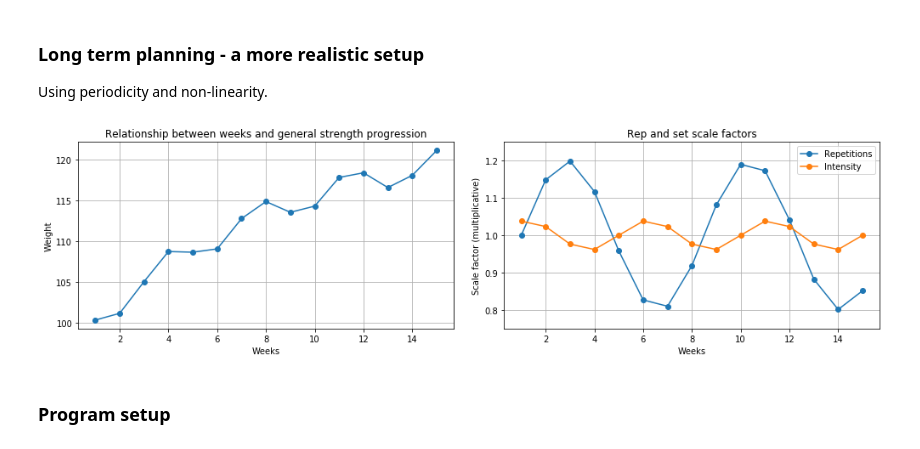
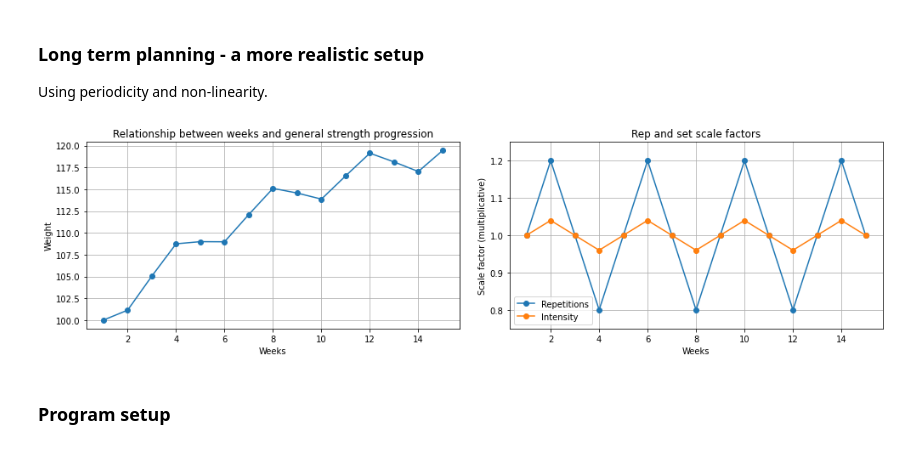
Before and after one commit to tommyod/streprogen, a Jupyter notebook: docs/examples/Streprogen - Advanced features.ipynb, the cells around one changed output. Drawn from its saved outputs; the diff is of its cells as text; code cells hidden in the pictures.

```diff
--- a/docs/examples/Streprogen - Advanced features.ipynb
+++ b/docs/examples/Streprogen - Advanced features.ipynb
@@ -79,52 +103,78 @@ duration = 16
 weeks = list(range(1, duration))
 
 from streprogen import progression_sinusoidal
 import functools
 
 plt.figure(figsize=(14, 4))
 
 # ------------------------------------------------------
 
-periods = 4 # The number of cycles (sine waves) in the 16 weeks
-scale = 0.015 # The amplitude of each cycle (i.e. height)
-offset = 2 # The offset of the cycles
-k = 2 # The non-linearity. k=0 is linear, as k gets higher progression becomes more non-linear
-progression = functools.partial(progression_sinusoidal, periods=periods, scale=scale, offset=offset, k=k)
+period = 4  # The period of a cycle (sine wave), measured in weeks
+scale = 0.015  # The amplitude of each cycle (i.e. height)
+offset = 2  # The offset of the cycles
+k = 2  # The non-linearity. k=0 is linear, as k gets higher progression becomes more non-linear
+progression = functools.partial(
+    progression_sinusoidal, period=period, scale=scale, offset=offset, k=k
+)
 
 plt.subplot(1, 2, 1)
 plt.title("Relationship between weeks and general strength progression")
-plt.plot(weeks, progression(weeks, start_weight=100, final_weight=120, start_week=1, final_week=duration), '-o')
+plt.plot(
+    weeks,
+    progression(
+        weeks, start_weight=100, final_weight=120, start_week=1, final_week=duration
+    ),
+    "-o",
+)
 plt.xlabel("Weeks")
 plt.ylabel("Weight")
 plt.grid()
 
 # ------------------------------------------------------
 
-periods = 2 # The number of cycles (sine waves) in the 16 weeks
-scale = 0.2 # If the baseline is 25 reps/exercise, scale of 0.2 means we can go between 20 and 30
-offset = 0 # The offset of the cycles
-scale_repetitions = functools.partial(progression_sinusoidal, start_weight=1, final_weight=1, start_week=1,
-                                    final_week=duration, periods=periods, scale=scale, offset=offset, k=0)
+periods = 2  # The number of cycles (sine waves) in the 16 weeks
+scale = 0.2  # If the baseline is 25 reps/exercise, scale of 0.2 means we can go between 20 and 30
+offset = 0  # The offset of the cycles
+scale_repetitions = functools.partial(
+    progression_sinusoidal,
+    start_weight=1,
+    final_weight=1,
+    start_week=1,
+    final_week=duration,
+    period=period,
+    scale=scale,
+    offset=offset,
+    k=0,
+)
 
-periods = 3 # The number of cycles (sine waves) in the 16 weeks
-offset = 4 # The offset of the cycles
-scale = 0.04 # If the baseline is an intensity of 80%, scale of 0.04 means approx between 76 and 84
-scale_intensity = functools.partial(progression_sinusoidal, start_weight=1, final_weight=1, start_week=1,
-                                    final_week=duration, periods=periods, scale=scale, offset=offset, k=0)
+periods = 3  # The number of cycles (sine waves) in the 16 weeks
+offset = 4  # The offset of the cycles
+scale = 0.04  # If the baseline is an intensity of 80%, scale of 0.04 means approx between 76 and 84
+scale_intensity = functools.partial(
+    progression_sinusoidal,
+    start_weight=1,
+    final_weight=1,
+    start_week=1,
+    final_week=duration,
+    period=period,
+    scale=scale,
+    offset=offset,
+    k=0,
+)
 
 plt.subplot(1, 2, 2)
 plt.title("Rep and set scale factors")
-plt.plot(weeks, scale_repetitions(weeks), '-o', label="Repetitions")
-plt.plot(weeks, scale_intensity(weeks), '-o', label="Intensity")
+plt.plot(weeks, scale_repetitions(weeks), "-o", label="Repetitions")
+plt.plot(weeks, scale_intensity(weeks), "-o", label="Intensity")
 plt.legend()
 plt.xlabel("Weeks")
 plt.ylabel("Scale factor (multiplicative)")
 plt.ylim([0.75, 1.25])
 plt.grid()
 
 plt.tight_layout()
 # %% [output]
-[figure, old version]
+[figure, new version]
 # %% [markdown]
 ### Program setup
 # %%
```
Also changed, not shown: parts of 5 cells of this notebook, 3 other files.
